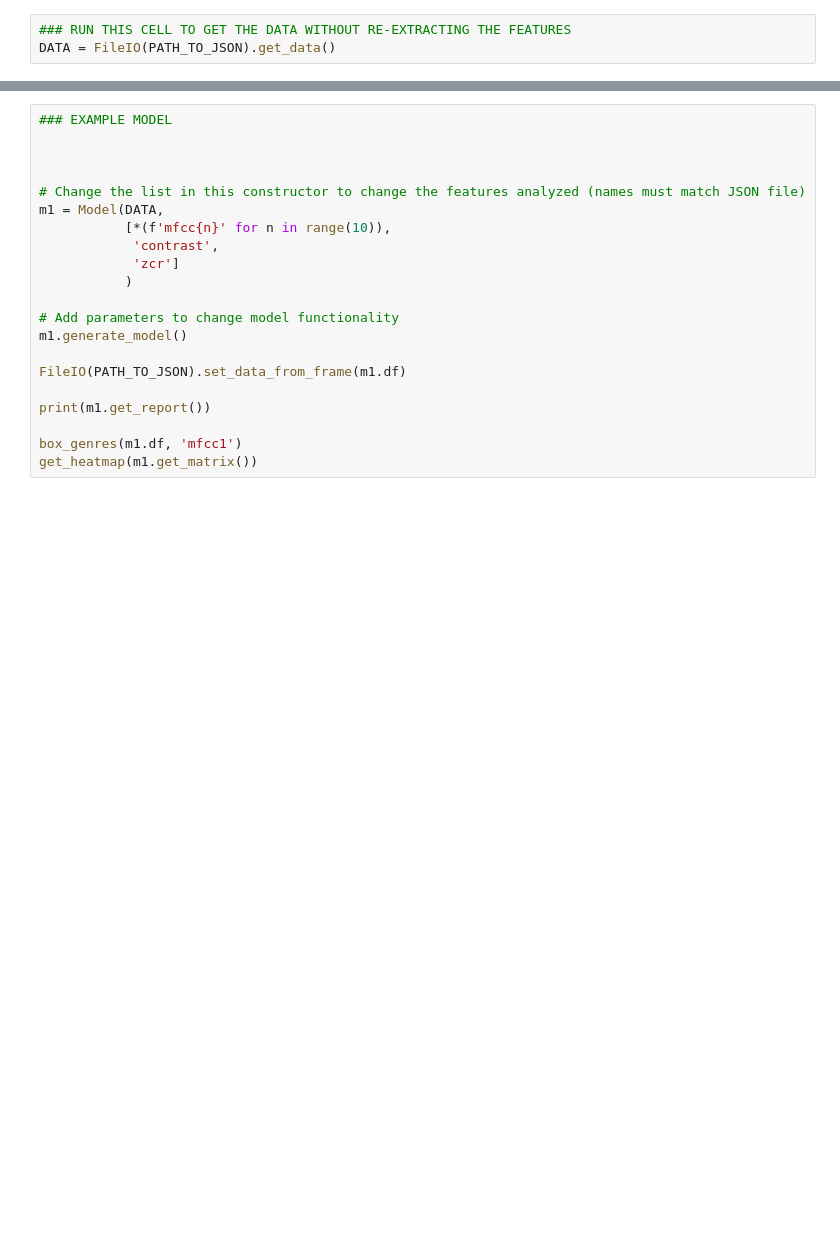
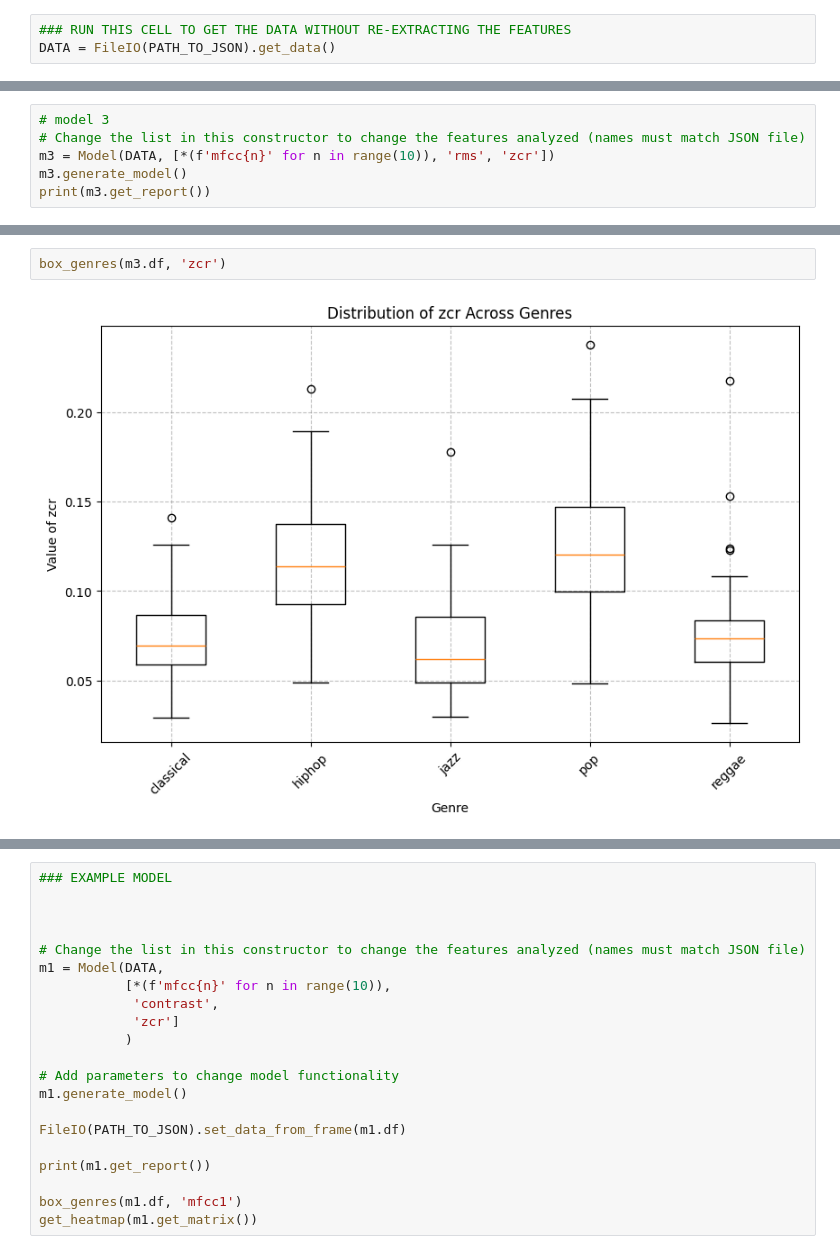
Before and after one commit to Andethy/AudioTechII-Final, a Jupyter notebook: final.ipynb, the cells around one changed output, grey strips where cells are left out. Cells and saved outputs as stored; diff of their text form; blank space fills up the shorter version.

Commit message:
Add intermediate models

```diff
--- a/final.ipynb
+++ b/final.ipynb
@@ -435,0 +472,6 @@ DATA = FileIO(PATH_TO_JSON).get_data()
+# %%
+# model 3
+# Change the list in this constructor to change the features analyzed (names must match JSON file)
+m3 = Model(DATA, [*(f'mfcc{n}' for n in range(10)), 'rms', 'zcr'])
+m3.generate_model()
+print(m3.get_report())
@@ -435,0 +490,4 @@ DATA = FileIO(PATH_TO_JSON).get_data()
+# %%
+box_genres(m3.df, 'zcr')
+# %% [output]
+[figure, added]
```
Also changed, not shown: parts of 4 cells of this notebook.
